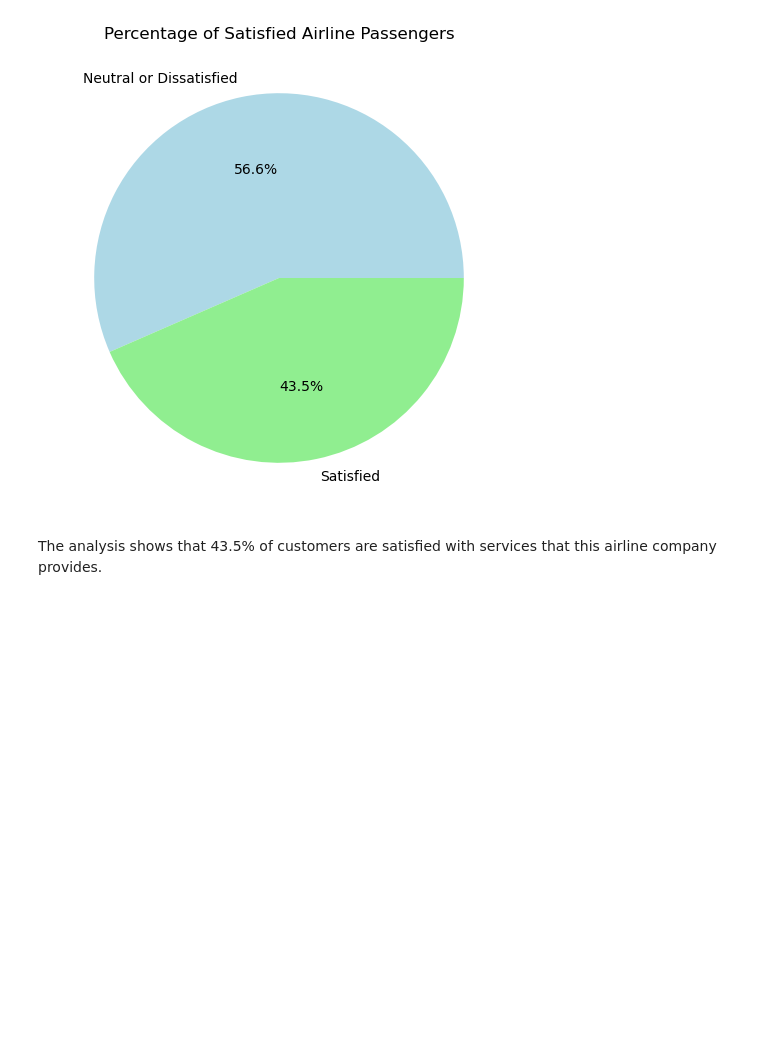
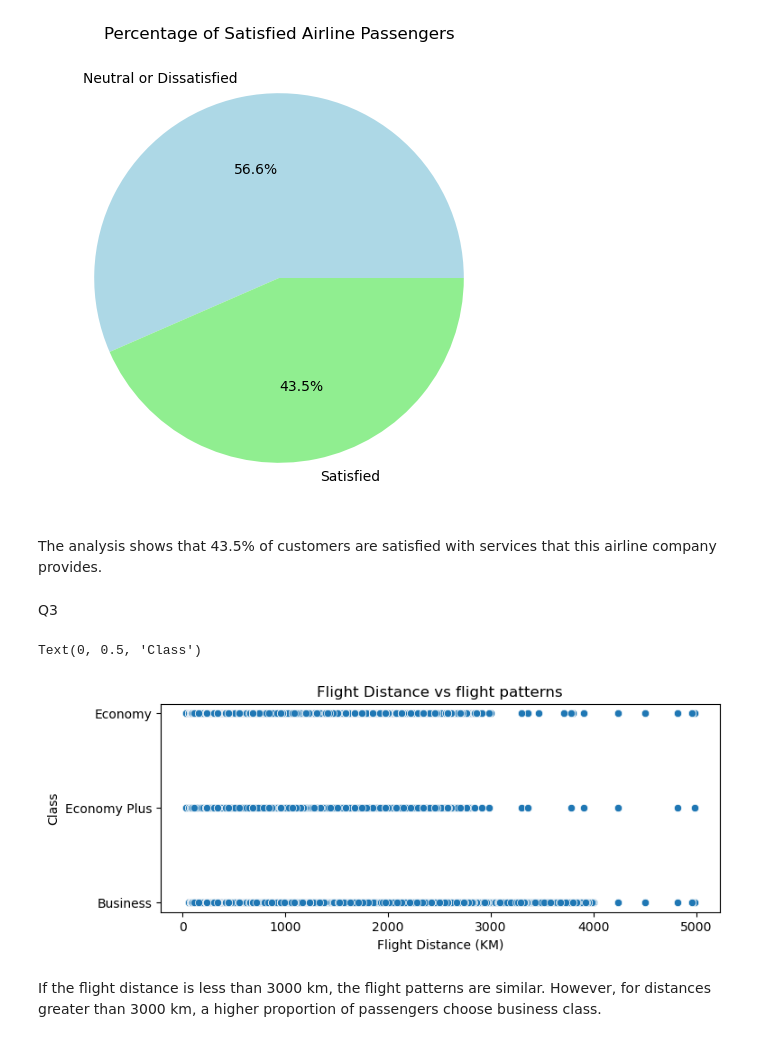
Before and after one commit to samamaryna/team_project, a Jupyter notebook: Project_2.ipynb, the cells around one changed output. Drawn from its saved outputs; the diff is of its cells as text; code cells hidden in the pictures; blank space fills up the shorter version.

```diff
--- a/Project_2.ipynb
+++ b/Project_2.ipynb
@@ -120,3 +120,5 @@ plt.show()
 [figure]
 # %% [markdown]
 The analysis shows that 43.5% of customers are satisfied with services that this airline company provides.
+# %% [markdown]
+Q3
@@ -122,0 +128,23 @@ The analysis shows that 43.5% of customers are satisfied with services that this
+# %%
+# ensure the Flight Distance to numeric and remove all the blanks.
+df['Flight Distance'] = pd.to_numeric(df['Flight Distance'], errors='coerce')
+df = df.dropna(subset=['Flight Distance','Class'])
+# %%
+# Define the order from the 'Class' column
+class_order = ['Economy', 'Economy Plus', 'Business']
+
+# Reorder the 'Class' column
+df['Class'] = pd.Categorical(df['Class'],categories=class_order, ordered=True)
+# %%
+plt.figure(figsize=(8,3))
+sns.scatterplot(x ='Flight Distance', y = 'Class',data = df)
+
+# Add title and label
+plt.title('Flight Distance vs flight patterns')
+plt.xlabel('Flight Distance (KM)')
+plt.ylabel('Class')
+# %% [output]
+Text(0, 0.5, 'Class')
+[figure, added]
+# %% [markdown]
+If the flight distance is less than 3000 km, the flight patterns are similar. However, for distances greater than 3000 km, a higher proportion of passengers choose business class.
```
Also changed, not shown: parts of 2 cells of this notebook.
